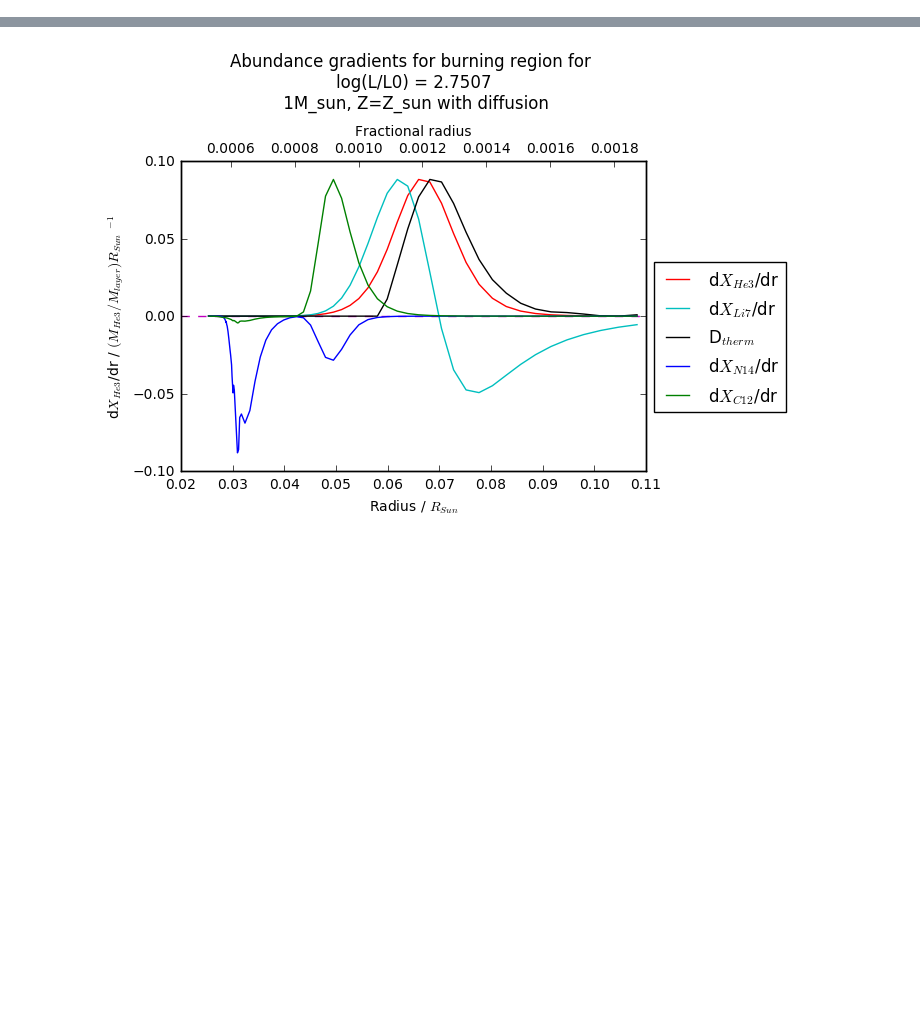
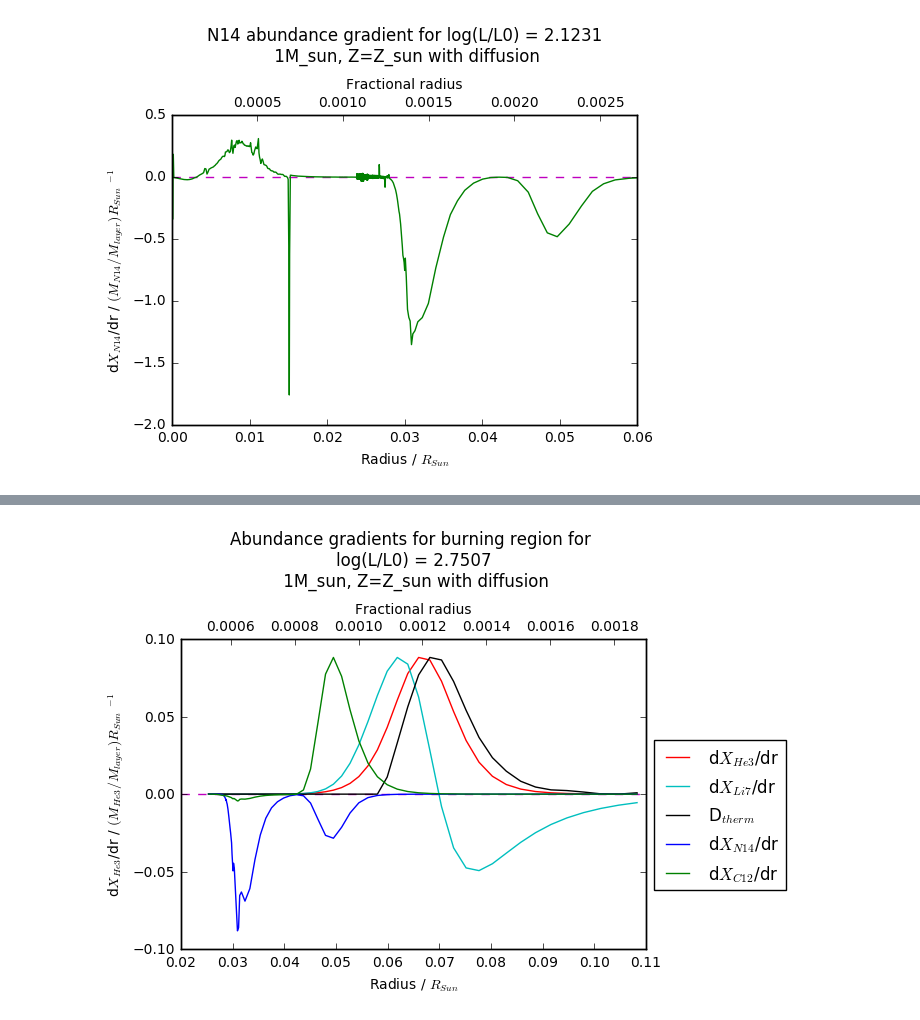
Before and after one commit to AlexlwAstro/phd_work, a Jupyter notebook: franec_stampe_plots.ipynb, the cells around one changed output, grey strips where cells are left out. Cells and saved outputs as stored; diff of their text form; code cells hidden in the pictures; blank space fills up the shorter version.

```diff
--- a/franec_stampe_plots.ipynb
+++ b/franec_stampe_plots.ipynb
@@ -243,0 +257,96 @@ Total dataset:  (1423L, 16L) Last mesh point:  1423.0
+# %%
+"""# diffusion equation plot
+fig, stam_graf0 = plt.subplots()
+#stam_graf0.plot(nuc_burn_model_data[:,2], nuc_mol_mass, 'r')
+stam_graf0.axhline(y=0.0, color='m', linestyle='--')
+stam_graf0.plot(rfrac_eq*(first_line_R), drho_N_dt, 'r')
+stam_graf0.set_xlabel('Radius / $R_{Sun}$')
+stam_graf0.set_ylabel(r'$d\rho_{N14}/dt$ / gcm$^{-3}$s$^{-1}$')
+#plt.legend(loc='upper left', bbox_to_anchor=(0.55, 1.0))
+
+print max(drho_N_dt),min(drho_N_dt)
+print rfrac_eq[0],rfrac_eq[-1]
+
+#add fractional radius label to plot
+frac_x = stam_graf0.twiny()
+frac_x.set_xlim(min(rfrac_eq),(0.06/first_line_R))
+frac_x.set_xlabel('Fractional radius')
+stam_graf0.set_ylim([-3e-8, 3e-8])
+stam_graf0.set_xlim([0, 0.06])
+#plt.show() \n1M_sun, Z=Z_sun with diffusion'
+stam_graf0.set_title('drho(N14)/dt for thermohaline diffusion equation with \nD=(1.457x10^6) for log(L/L0) = 2.1231', y=1.15)
+fig.savefig('mu_test_data/mu_test_graphs/eq_logL=2.1231_drho_dt_radius.pdf', bbox_inches='tight')
+
+# Nitrogen-14 abundance plot
+fig, stam_graf0 = plt.subplots()
+#stam_graf0.axhline(y=0.0, color='m', linestyle='--')
+stam_graf0.plot(rfrac_eq*(first_line_R), N14_eq, 'b')
+stam_graf0.set_xlabel('Radius / $R_{Sun}$')
+stam_graf0.set_ylabel('$X_{N14}$ / $(M_{N14}/M_{layer})$')
+#plt.legend(loc='upper left', bbox_to_anchor=(0.5, 0.5))
+
+#add fractional radius label to plot
+frac_x2 = stam_graf0.twiny()
+frac_x2.set_xlim(min(rfrac_eq),(0.06/first_line_R))
+frac_x2.set_xlabel('Fractional radius')
+stam_graf0.set_xlim([0, 0.06])
+#stam_graf0.set_ylim([-0.0003, 0.001])
+#plt.show()
+stam_graf0.set_title('N14 abundance gradient for log(L/L0) = 2.1231\n 1M_sun, Z=Z_sun with diffusion', y=1.15)
+fig.savefig('mu_test_data/mu_test_graphs/eq_logL=2.1231_N14_radius_abund.pdf', bbox_inches='tight')
+"""
+# Nitrogen-14 gradient plot
+fig, stam_graf0 = plt.subplots()
+stam_graf0.axhline(y=0.0, color='m', linestyle='--')
+stam_graf0.plot(rad_frac_aligned*(first_line_R), dXN14_dr, 'g')#, label='(k-1) to (k+1)'
+stam_graf0.set_xlabel('Radius / $R_{Sun}$')
+stam_graf0.set_ylabel('d$X_{N14}$/dr / $(M_{N14}/M_{layer}) R_{Sun}$ $^{-1}$')
+#plt.legend(loc='upper left', bbox_to_anchor=(0.5, 0.5))
+
+#add fractional radius label to plot
+frac_x1 = stam_graf0.twiny()
+frac_x1.set_xlim(min(rad_frac_aligned),(0.06/first_line_R))
+frac_x1.set_xlabel('Fractional radius')
+stam_graf0.set_xlim([0, 0.06])
+#stam_graf0.set_ylim([-0.0003, 0.001])
+#plt.show()
+stam_graf0.set_title('N14 abundance gradient for log(L/L0) = 2.1231\n 1M_sun, Z=Z_sun with diffusion', y=1.15)
+fig.savefig('mu_test_data/mu_test_graphs/eq_logL=2.1231_N14_radius_gradient.pdf', bbox_inches='tight')
+
+# Nitrogen-14 second derivative plot
+fig, stam_graf0 = plt.subplots()
+stam_graf0.axhline(y=0.0, color='m', linestyle='--')
+stam_graf0.plot(rfrac_eq*(first_line_R), d2N14_dr2, 'c')
+stam_graf0.set_xlabel('Radius / $R_{Sun}$')
+stam_graf0.set_ylabel('d$^{2}X_{N14}$/dr$^{2}$ / $(M_{N14}/M_{layer}) R_{Sun}$ $^{-2}$')
+#plt.legend(loc='upper left', bbox_to_anchor=(0.5, 0.5))
+
+#add fractional radius label to plot
+frac_x3 = stam_graf0.twiny()
+frac_x3.set_xlim(min(rfrac_eq),(0.06/first_line_R))
+frac_x3.set_xlabel('Fractional radius')
+stam_graf0.set_xlim([0, 0.06])
+stam_graf0.set_ylim([-2e-18, 7e-18])
+#plt.show()
+stam_graf0.set_title('N14 abundance second differential for log(L/L0) = 2.1231\n 1M_sun, Z=Z_sun with diffusion', y=1.15)
+fig.savefig('mu_test_data/mu_test_graphs/eq_logL=2.1231_N14_radius_2xdiff.pdf', bbox_inches='tight')
+
+# Nitrogen-14 abundance/mass density ratio plot
+fig, stam_graf0 = plt.subplots()
+stam_graf0.axhline(y=0.0, color='m', linestyle='--')
+stam_graf0.plot(rfrac_eq*(first_line_R), (d2N14_dr2/d2rho_N_dr2), 'k')
+stam_graf0.set_xlabel('Radius / $R_{Sun}$')
+stam_graf0.set_ylabel(r'X"/$\rho$" second derivative ratio')
+#plt.legend(loc='upper left', bbox_to_anchor=(0.5, 0.5))
+
+#add fractional radius label to plot
+frac_x3 = stam_graf0.twiny()
+frac_x3.set_xlim(min(rfrac_eq),(0.06/first_line_R))
+frac_x3.set_xlabel('Fractional radius')
+stam_graf0.set_xlim([0, 0.06])
+stam_graf0.set_ylim([-5.5, 1])
+#plt.show()
+stam_graf0.set_title('N14 abundance second differential for log(L/L0) = 2.1231\n 1M_sun, Z=Z_sun with diffusion', y=1.15)
+fig.savefig('mu_test_data/mu_test_graphs/eq_logL=2.1231_N14_density_2xdiff_ratio.pdf', bbox_inches='tight')
+# %% [output]
+[figure, added]
```
Also changed, not shown: parts of 4 cells of this notebook, 16 other files.
